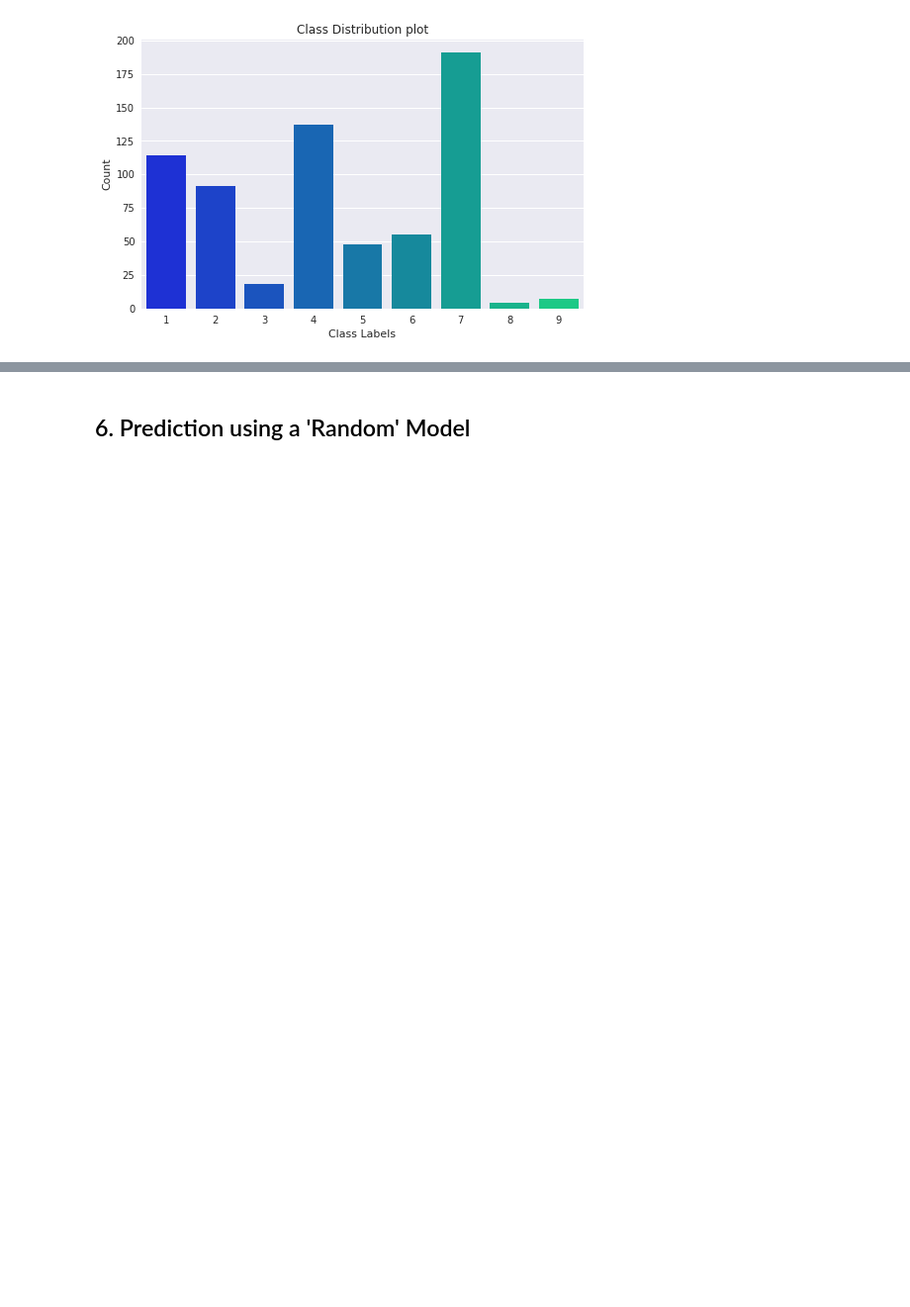
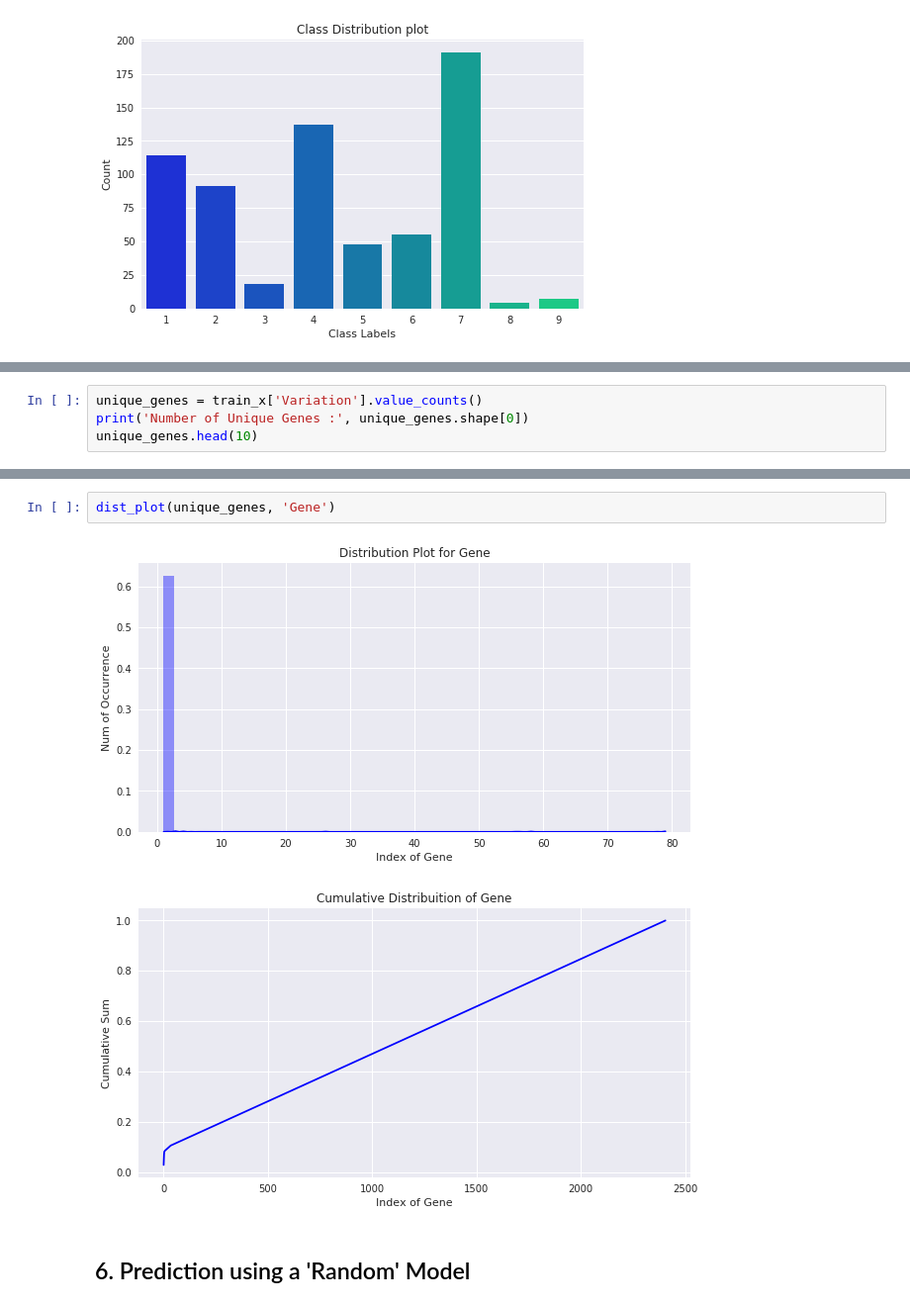
Before and after one commit to sradheya99/Cancer-Diagnosis, a Jupyter notebook: Cancer Diagnosis/CancerDiagnosis.ipynb, the cells around one changed output, grey strips where cells are left out. Shown at 99% size. Saved outputs shown, nothing was run; the diff lists cells and outputs as text; blank space fills up the shorter version.

```diff
--- a/Cancer Diagnosis/CancerDiagnosis.ipynb
+++ b/Cancer Diagnosis/CancerDiagnosis.ipynb
@@ -255,0 +361,4 @@ Number of Data Points in Class 9 is 7 (1.05%)
+# %%
+unique_genes = train_x['Variation'].value_counts()
+print('Number of Unique Genes :', unique_genes.shape[0])
+unique_genes.head(10)
@@ -256,3 +378,8 @@ Number of Data Points in Class 9 is 7 (1.05%)
+# %%
+dist_plot(unique_genes, 'Gene')
+# %% [output]
+[figure, added]
+[figure, added]
 # %% [markdown]
 ## 6. Prediction using a 'Random' Model
 # %%
```
Also changed, not shown: parts of 26 cells of this notebook.
